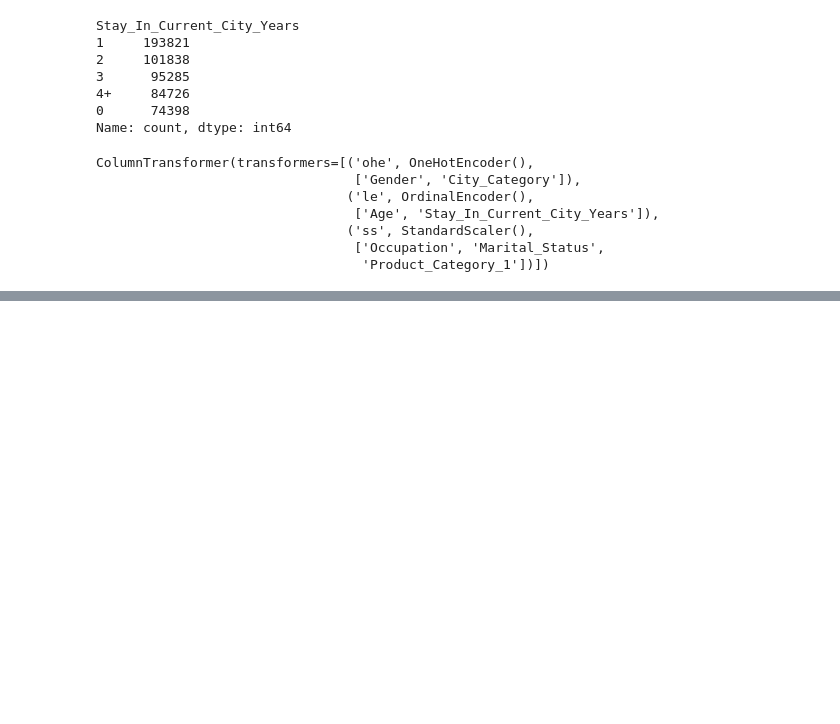
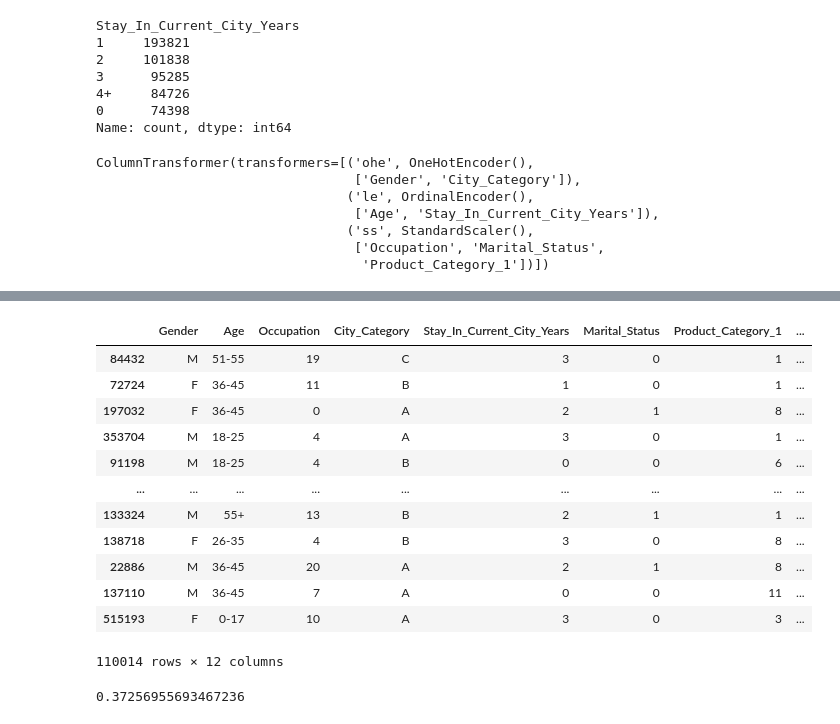
Before and after one commit to mhemanthkmr1503-ctrl/DataScience_Aug_2025, a Jupyter notebook: MachineLearning/RegressionTraining.ipynb, the cells around one changed output, grey strips where cells are left out. Saved outputs shown, nothing was run; the diff lists cells and outputs as text; code cells hidden in the pictures; blank space fills up the shorter version.

Commit message:
Added Model Training

```diff
--- a/MachineLearning/RegressionTraining.ipynb
+++ b/MachineLearning/RegressionTraining.ipynb
@@ -136,0 +139,12 @@ array([ 1.        ,  0.        ,  1.        ,  0.        ,  0.        ,
+# %%
+from sklearn.linear_model import LinearRegression
+from sklearn.pipeline import Pipeline
+# from sklearn.ensemble import RandomForestRegressor
+from xgboost import XGBRegressor
+
+pipeline = Pipeline(steps=[
+    ('preprocessor', preprocessor),
+    ('regressor', XGBRegressor())
+])
+# %%
+pipeline.fit(X_train,y_train)
@@ -136,0 +185,20 @@ array([ 1.        ,  0.        ,  1.        ,  0.        ,  0.        ,
+# %%
+X_test['Purchase'] = y_test
+# %%
+X_test['Prediction'] = pipeline.predict(X_test)
+# %%
+X_test
+# %% [output]
+|  | Gender | Age | Occupation | City_Category | Stay_In_Current_City_Years | Marital_Status | Product_Category_1 | ... |
+| 84432 | M | 51-55 | 19 | C | 3 | 0 | 1 | ... |
+| 72724 | F | 36-45 | 11 | B | 1 | 0 | 1 | ... |
+| 197032 | F | 36-45 | 0 | A | 2 | 1 | 8 | ... |
+| 353704 | M | 18-25 | 4 | A | 3 | 0 | 1 | ... |
+| 91198 | M | 18-25 | 4 | B | 0 | 0 | 6 | ... |
+| ... | ... | ... | ... | ... | ... | ... | ... | ... |
+| 133324 | M | 55+ | 13 | B | 2 | 1 | 1 | ... |
+| 138718 | F | 26-35 | 4 | B | 3 | 0 | 8 | ... |
+| 22886 | M | 36-45 | 20 | A | 2 | 1 | 8 | ... |
+| 137110 | M | 36-45 | 7 | A | 0 | 0 | 11 | ... |
+| 515193 | F | 0-17 | 10 | A | 3 | 0 | 3 | ... |
+110014 rows × 12 columns
@@ -136,0 +209,4 @@ array([ 1.        ,  0.        ,  1.        ,  0.        ,  0.        ,
+# %%
+X_test['Absolute_Percentage_Error'].mean()
+# %% [output]
+0.37256955693467236
```
Also changed, not shown: parts of 5 cells of this notebook.
